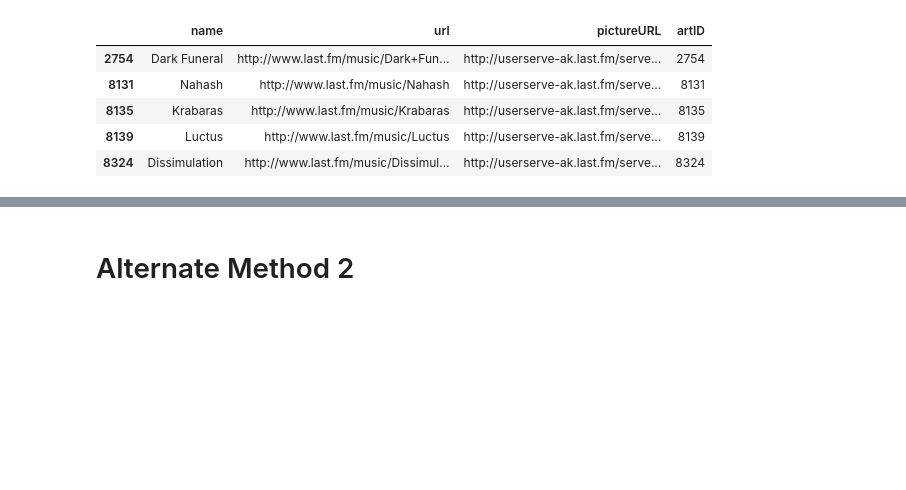
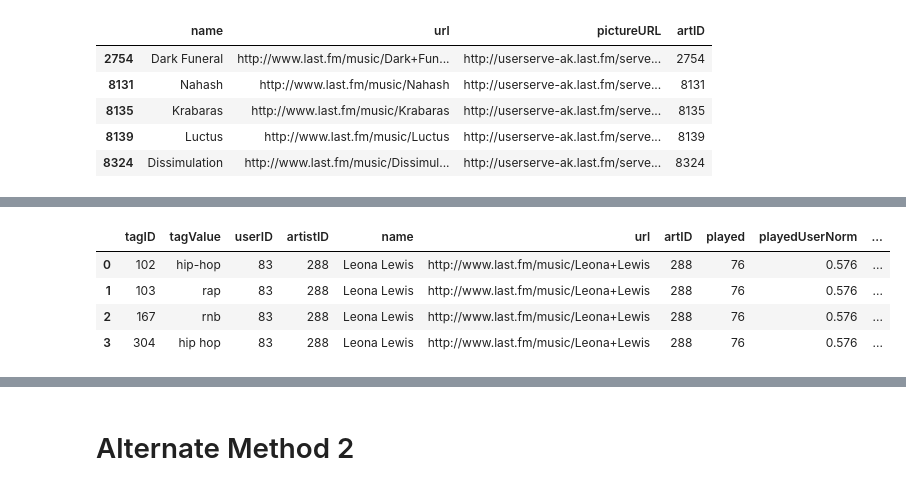
Before and after one commit to kiansweeney11/Ca4015-final-assignment, a Jupyter notebook: recommender.ipynb, the cells around one changed output, grey strips where cells are left out. Cells and saved outputs as stored; diff of their text form; code cells hidden in the pictures; blank space fills up the shorter version.

```diff
--- a/recommender.ipynb
+++ b/recommender.ipynb
@@ -1548,0 +1461,2 @@ tags[tags['userID'] == 83]
+# %%
+usert = tags[tags['userID'] == 83]
@@ -1548,0 +1472,10 @@ tags[tags['userID'] == 83]
+# %%
+tagtest =  pd.merge(usert, test, how="inner", left_on=['userID', 'artistID'], right_on=['userID', 'artistID'])
+# %%
+tagtest
+# %% [output]
+|  | tagID | tagValue | userID | artistID | name | url | artID | played | playedUserNorm | ... |
+| 0 | 102 | hip-hop | 83 | 288 | Leona Lewis | http://www.last.fm/music/Leona+Lewis | 288 | 76 | 0.576 | ... |
+| 1 | 103 | rap | 83 | 288 | Leona Lewis | http://www.last.fm/music/Leona+Lewis | 288 | 76 | 0.576 | ... |
+| 2 | 167 | rnb | 83 | 288 | Leona Lewis | http://www.last.fm/music/Leona+Lewis | 288 | 76 | 0.576 | ... |
+| 3 | 304 | hip hop | 83 | 288 | Leona Lewis | http://www.last.fm/music/Leona+Lewis | 288 | 76 | 0.576 | ... |
```
Also changed, not shown: parts of 46 cells of this notebook.
